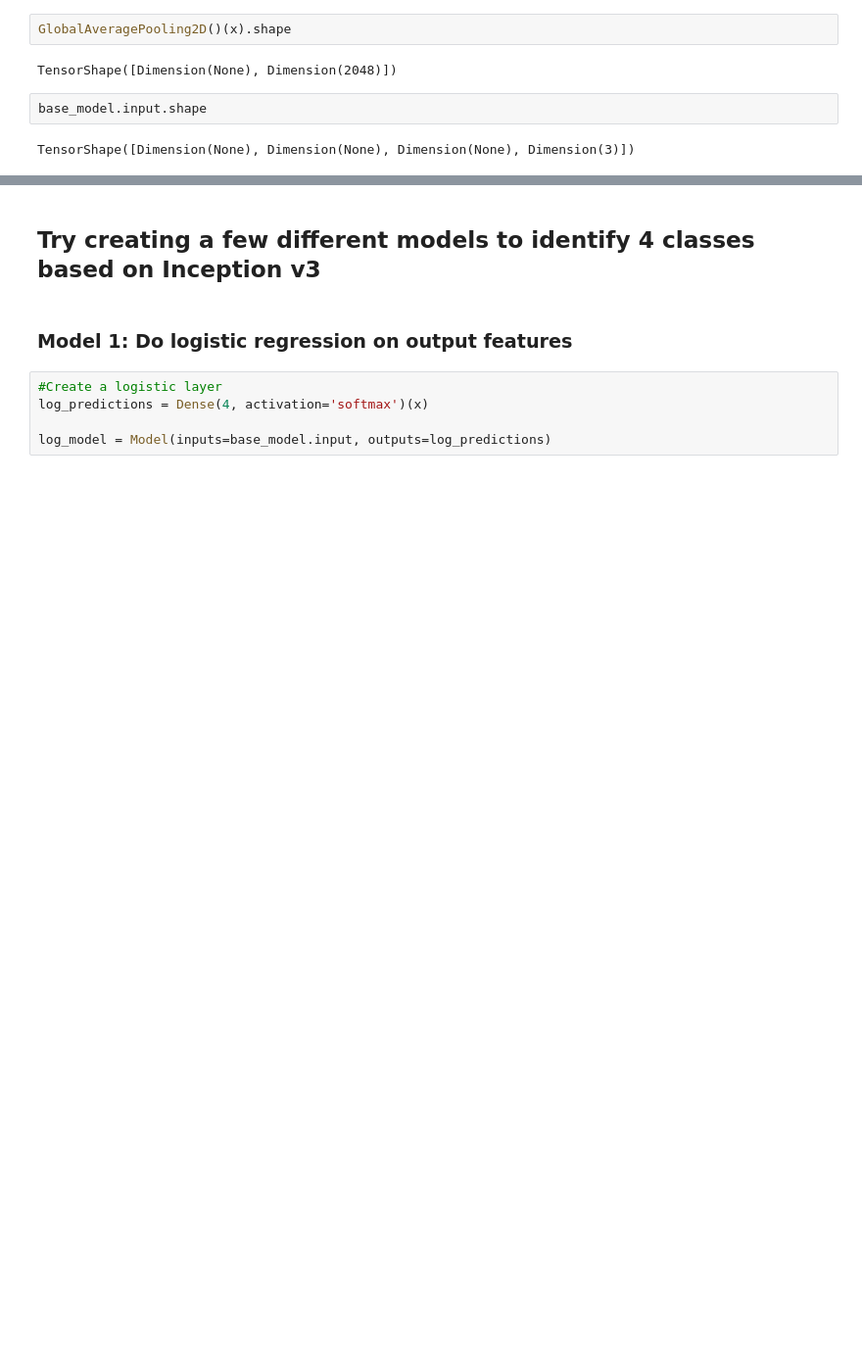
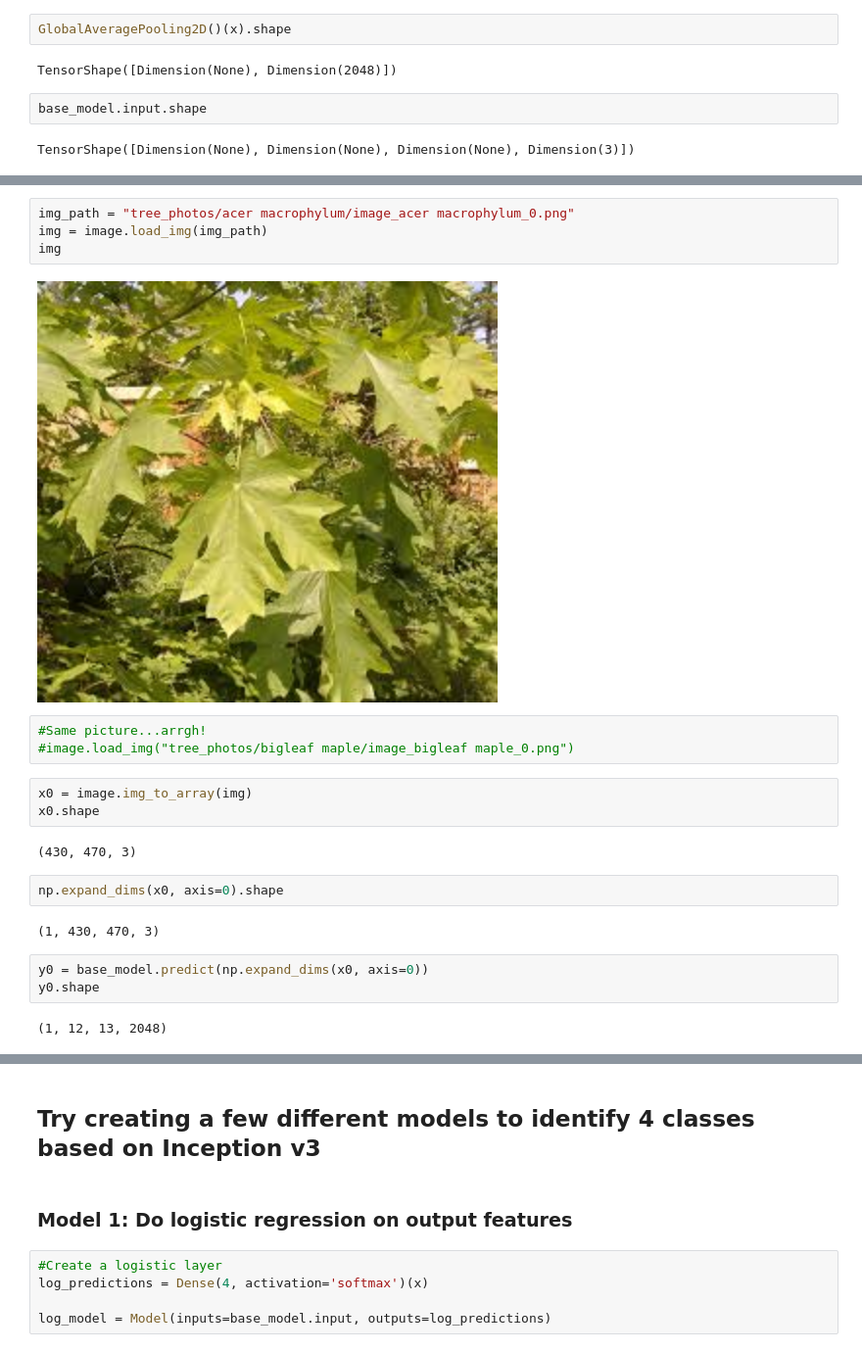
Before and after one commit to NathanielBlairStahn/tree-logic, a Jupyter notebook: build_a_model.ipynb, the cells around one changed output, grey strips where cells are left out. Shown at 98% size. Cells and saved outputs as stored; diff of their text form; blank space fills up the shorter version.

Commit message:
start building keras models, scrape some more photos

```diff
--- a/build_a_model.ipynb
+++ b/build_a_model.ipynb
@@ -66,0 +60,23 @@ TensorShape([Dimension(None), Dimension(None), Dimension(None), Dimension(3)])
+# %%
+img_path = "tree_photos/acer macrophylum/image_acer macrophylum_0.png"
+img = image.load_img(img_path)
+img
+# %% [output]
+[figure, added]
+# %%
+#Same picture...arrgh!
+#image.load_img("tree_photos/bigleaf maple/image_bigleaf maple_0.png")
+# %%
+x0 = image.img_to_array(img)
+x0.shape
+# %% [output]
+(430, 470, 3)
+# %%
+np.expand_dims(x0, axis=0).shape
+# %% [output]
+(1, 430, 470, 3)
+# %%
+y0 = base_model.predict(np.expand_dims(x0, axis=0))
+y0.shape
+# %% [output]
+(1, 12, 13, 2048)
```
Also changed, not shown: parts of 8 cells of this notebook, 2 other files.
